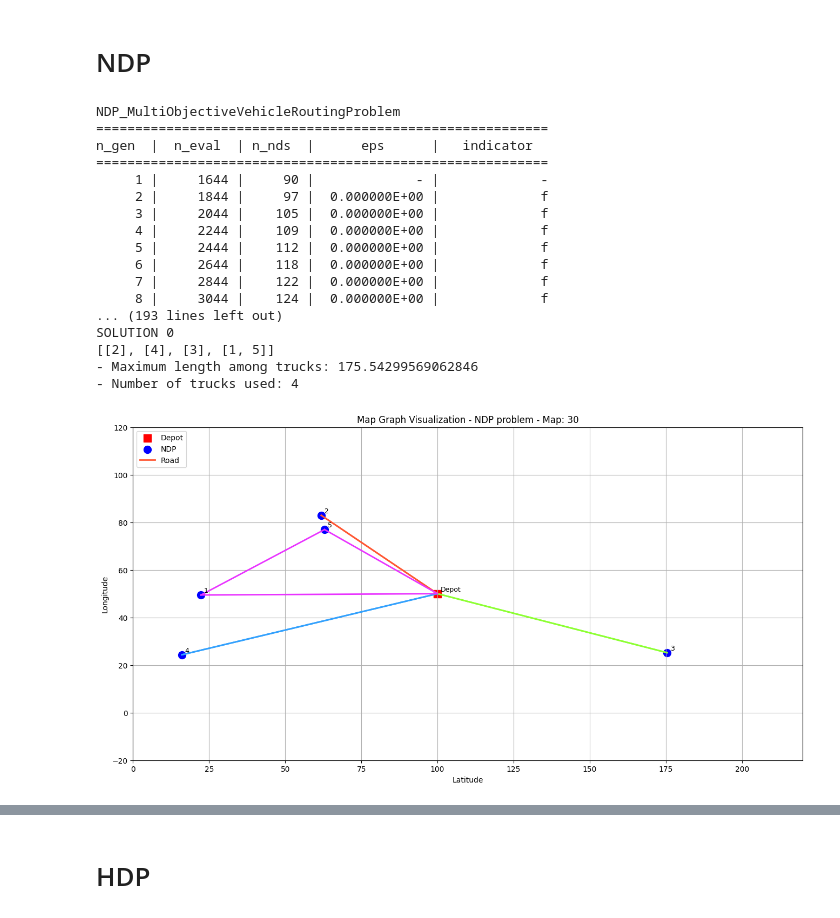
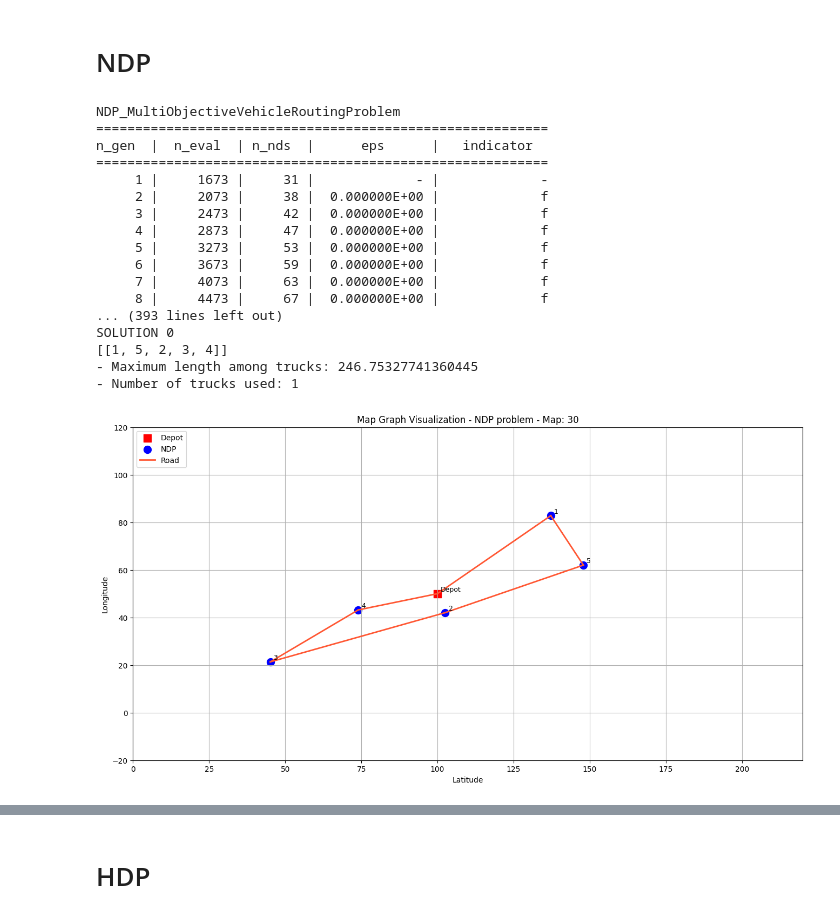
Before and after one commit to ducnguyen1014/DM-A, a Jupyter notebook: multi-objective_vehicle_routing_problem/duc_visualization.ipynb, the cells around one changed output, grey strips where cells are left out. Drawn from its saved outputs; the diff is of its cells as text; code cells hidden in the pictures.

```diff
--- a/multi-objective_vehicle_routing_problem/duc_visualization.ipynb
+++ b/multi-objective_vehicle_routing_problem/duc_visualization.ipynb
@@ -16,48 +16,48 @@ np.random.seed(SEED)
 NDP problem
 """
 ndp_problem = NDP_MultiObjectiveVehicleRoutingProblem(
 number_of_ndp_customer=NUMBER_OF_NDP_CUSTOMER,
 range_of_ndp_customer=RANGE_OF_NDP_CUSTOMER,
 )
 
 # ndp_problem.visualize()
 
 ndp_algorithm = NSGA2(
 pop_size=3840,
-n_offsprings=200,
+n_offsprings=400,
 sampling=CustomRandomSampling(NUMBER_OF_NDP_CUSTOMER),
 crossover=SBX(prob=0.9, eta=15),
 mutation=PM(eta=20),
 eliminate_duplicates=True,
 )
 
 # Run the optimization
-ndp_res = minimize(ndp_problem, ndp_algorithm, ("n_gen", 200), verbose=True)
+ndp_res = minimize(ndp_problem, ndp_algorithm, ("n_gen", 400), verbose=True)
 
 # Create solution handler
 ndp_solution_handler = SolutionHandler(ndp_problem.get_map_graph())
 ndp_solution_handler.set_result(ndp_res)
 ndp_solution_handler.print_best_decoded_solutions(1)
 ndp_solution_handler.visualize_solution("NDP problem")
 # %% [output]
 NDP_MultiObjectiveVehicleRoutingProblem
 ==========================================================
 n_gen  |  n_eval  | n_nds  |      eps      |   indicator
 ==========================================================
-     1 |     1644 |     90 |             - |             -
-     2 |     1844 |     97 |  0.000000E+00 |             f
-     3 |     2044 |    105 |  0.000000E+00 |             f
-     4 |     2244 |    109 |  0.000000E+00 |             f
-     5 |     2444 |    112 |  0.000000E+00 |             f
-     6 |     2644 |    118 |  0.000000E+00 |             f
-     7 |     2844 |    122 |  0.000000E+00 |             f
-     8 |     3044 |    124 |  0.000000E+00 |             f
-... (193 lines left out)
+     1 |     1673 |     31 |             - |             -
+     2 |     2073 |     38 |  0.000000E+00 |             f
+     3 |     2473 |     42 |  0.000000E+00 |             f
+     4 |     2873 |     47 |  0.000000E+00 |             f
+     5 |     3273 |     53 |  0.000000E+00 |             f
+     6 |     3673 |     59 |  0.000000E+00 |             f
+     7 |     4073 |     63 |  0.000000E+00 |             f
+     8 |     4473 |     67 |  0.000000E+00 |             f
+... (393 lines left out)
 SOLUTION 0
-[[2], [4], [3], [1, 5]]
-- Maximum length among trucks: 175.54299569062846
-- Number of trucks used: 4
+[[1, 5, 2, 3, 4]]
+- Maximum length among trucks: 246.75327741360445
+- Number of trucks used: 1
-[figure, old version]
+[figure, new version]
 # %%
 ndp_solution_handler.get_best_decoded_solutions()
 # %% [output]
```
Also changed, not shown: parts of 8 cells of this notebook.
